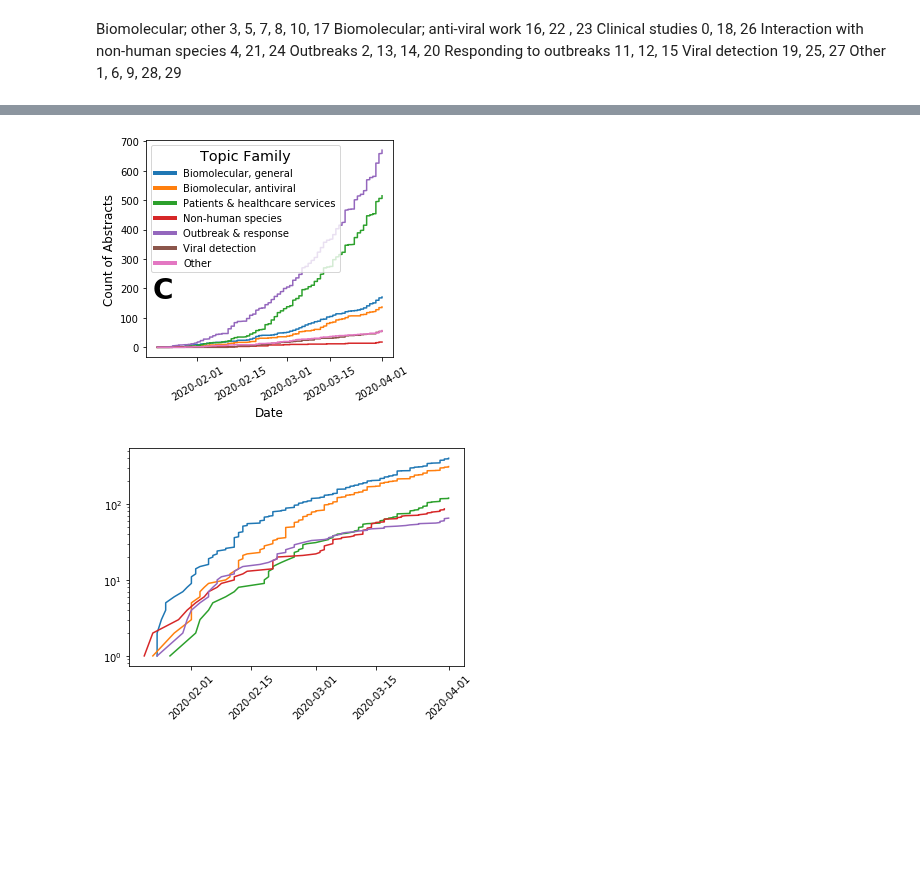
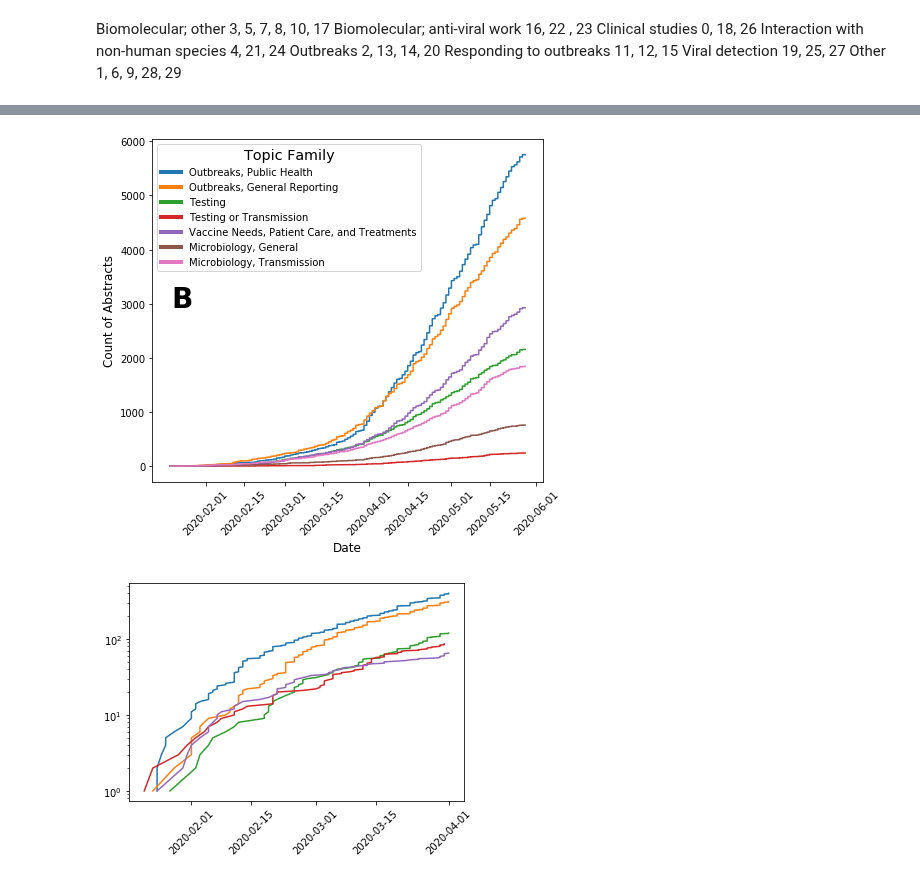
Before and after one commit to COVID19-DVRN/8-AI-Mapping-of-Relevant-Coronavirus-Literature, a Jupyter notebook: analysis/cord_19_lda_subset.ipynb, the cells around one changed output, grey strips where cells are left out. Drawn from its saved outputs; the diff is of its cells as text; code cells hidden in the pictures; blank space fills up the shorter version.

Commit message:
Misc. topic modeling updates

```diff
--- a/analysis/cord_19_lda_subset.ipynb
+++ b/analysis/cord_19_lda_subset.ipynb
@@ -1,10 +1,10 @@
 # %%
 import os
 os.chdir('..')
-metadata_path = 'big_data/metadata_20-04-03.csv'
+metadata_path = 'big_data/metadata_20-05-28.csv'
 # %%
 import datetime
-data_datetime = datetime.datetime(2020, 4, 5)
+data_datetime = datetime.datetime(2020, 5, 28)
 # %% [markdown]
 # Packages and presets
 # %%
@@ -431,0 +420,19 @@ t_all_names = ['Biomolecular, general', 'Biomolecular, antiviral', 'Patients & h
+# %%
+t_outbreak_publichealth = [25, 29, 13, 24, 5]
+t_outbreak_reporting = [23, 6, 7, 12, 10, 16, 21]
+t_testing = [14, 22]
+t_testing_or_transmission = [27, 9]
+t_treatments = [0, 20, 17]
+t_microbiology_general = [1, 26, 28, 19, 18, 3] # 18 and 3 are each specific but misc. topics
+t_microbiology_transmission = [2, 4, 15, 11, 8]
+t_microbiology_misc = [18, 3]
+
+t_all = [t_outbreak_publichealth, t_outbreak_reporting, t_testing, t_testing_or_transmission,
+         t_treatments, t_microbiology_general, t_microbiology_transmission]
+t_all_names = ['Outbreaks, Public Health', 'Outbreaks, General Reporting', 'Testing',
+               'Testing or Transmission', 'Vaccine Needs, Patient Care, and Treatments',
+               'Microbiology, General', 'Microbiology, Transmission',]
+# %%
+t, c = np.unique(metadata_dt_analysis['Dominant_Topic'][metadata_dt_analysis['abstract_COVID']==True], return_counts=True)
+t = t[np.argsort(c)[::-1]]
+t
@@ -485,27 +499,36 @@ plt.show()
 # %%
+# drop abstracts at 2020 jan 1 due to datetime issues, then normalize later
+subset_COVID2 = subset_COVID[subset_COVID['converted_datetime'] > datetime.datetime(2020,1,1)]
+norm_factor = len(subset_COVID) / len(subset_COVID2)
+
 sums_all, sums_covid = [], []
-fig, ax = plt.subplots(figsize=(4.43, 4.43))
+fig, ax = plt.subplots(figsize=(7, 7))
 for t, lst in enumerate(t_all):
-    boolean = subset_COVID['Dominant_Topic'].isin(lst)
+    boolean = subset_COVID2['Dominant_Topic'].isin(lst)
     sums_covid.append(sum(boolean))
-    plt.plot(subset_COVID['converted_datetime'], np.cumsum(boolean), label = t_all_names[t])
-plt.xticks(rotation=30)
+    plt.plot(subset_COVID2['converted_datetime'], np.cumsum(boolean) * norm_factor, label = t_all_names[t])
+plt.xticks([datetime.datetime(2020, 2, 1), datetime.datetime(2020, 2, 15),
+            datetime.datetime(2020, 3, 1), datetime.datetime(2020, 3, 15),
+            datetime.datetime(2020, 4, 1), datetime.datetime(2020, 4, 15),
+            datetime.datetime(2020, 5, 1), datetime.datetime(2020, 5, 15),
+            datetime.datetime(2020, 6, 1)
+           ], rotation=45)
 
 leg = ax.legend(title='Topic Family')
 plt.setp(leg.get_title(),fontsize='x-large')
 # get the individual lines inside legend and set line width
 for line in leg.get_lines():
     line.set_linewidth(4)
 
 plt.ylabel('Count of Abstracts', size=12)
 plt.xlabel('Date', size=12)
-plt.text(0.025, 0.375, 'C', transform=ax.transAxes, fontsize=28, fontweight='bold', va='top')
+plt.text(0.05, 0.575, 'B', transform=ax.transAxes, fontsize=28, fontweight='bold', va='top')
 # plt.title('Topic Families Over Time in COVID-19 Abstracts', size=14)
 # plt.yscale('log')
 plt.gcf().subplots_adjust(bottom=0.20)
-plt.savefig('Paper/Figures/7c.png', dpi=dpi)
+plt.savefig('Paper/Figures/6b.png', dpi=dpi)
 # %% [output]
-[figure, old version]
+[figure, new version]
 # %%
 plt.bar(np.arange(0, max(metadata_dt_analysis['Dominant_Topic'])),
         np.bincount(metadata_dt_analysis['Dominant_Topic'], minlength=max(metadata_dt_analysis['Dominant_Topic']))[1:],
```
Also changed, not shown: parts of 14 cells of this notebook.
